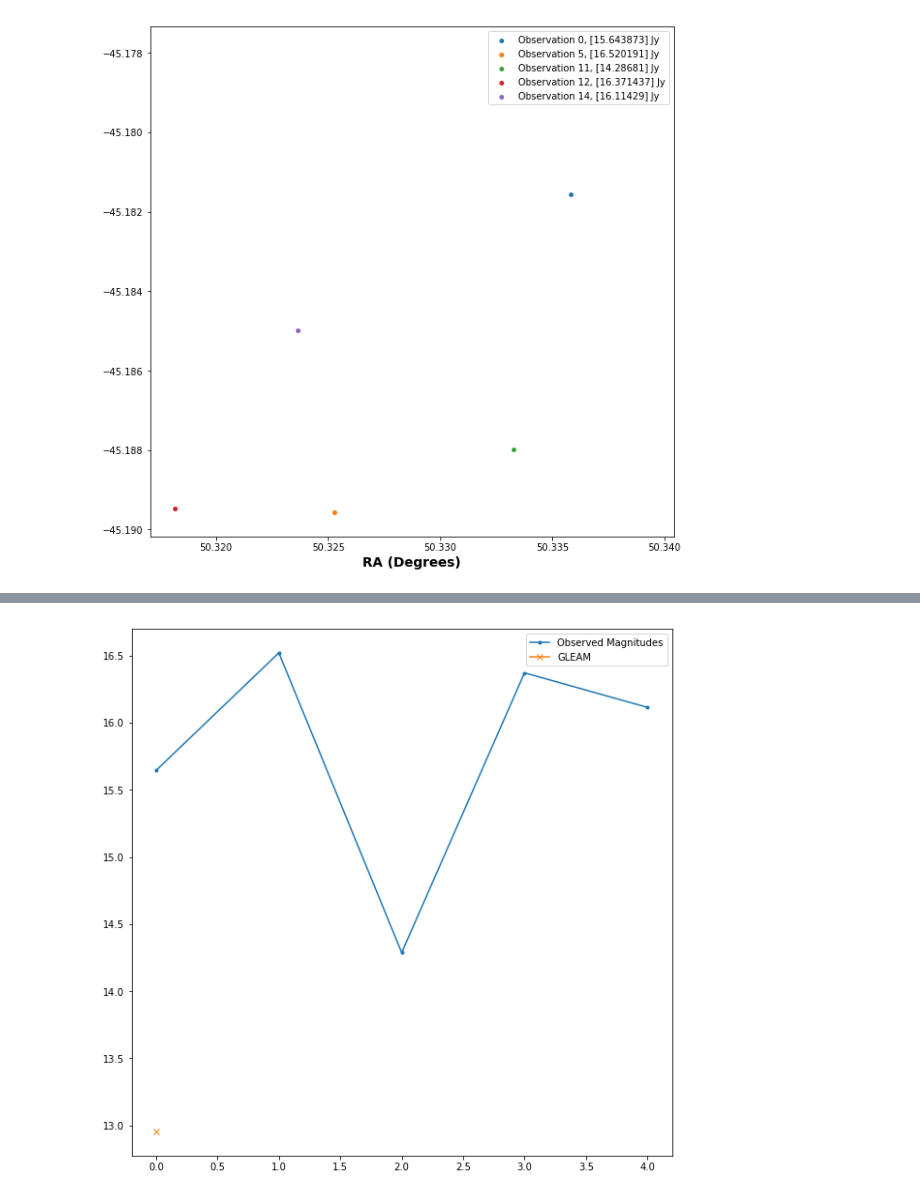
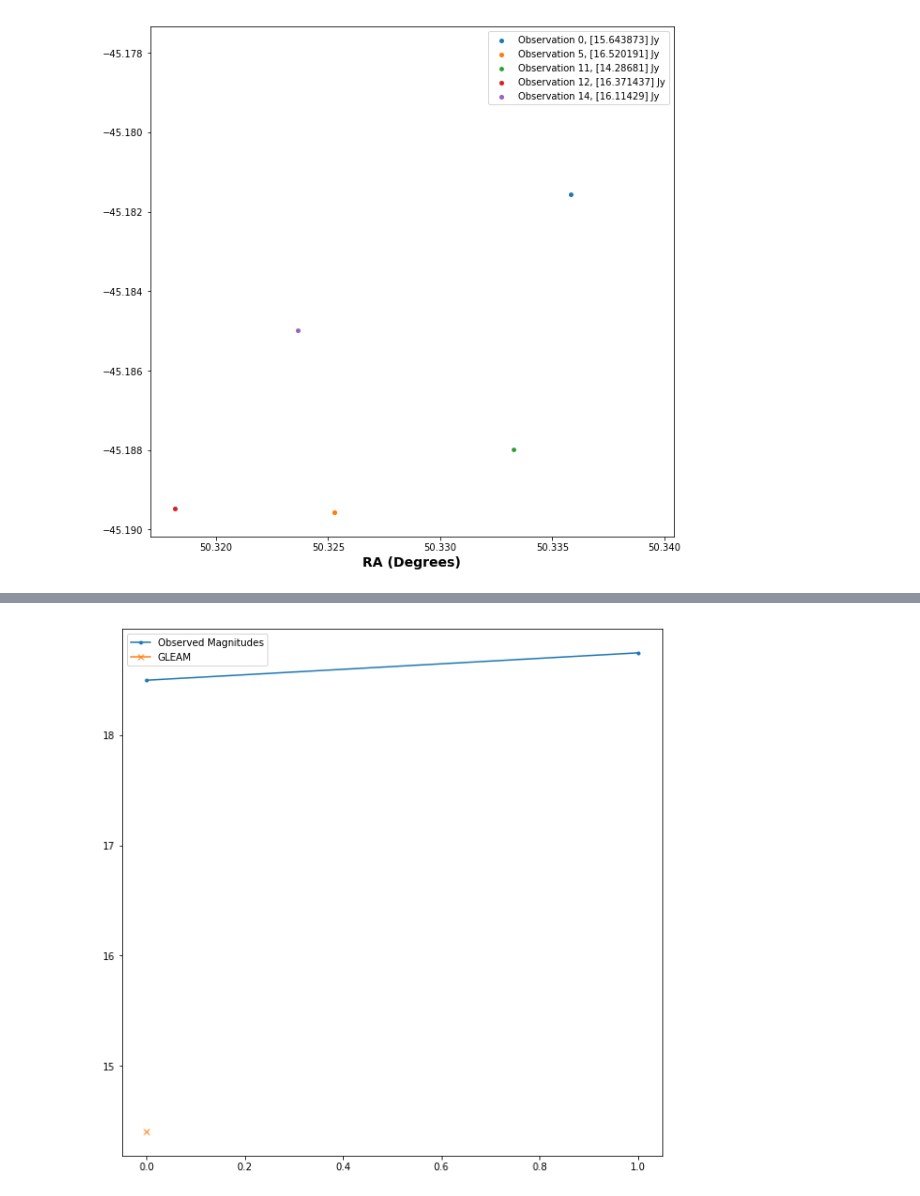
Before and after one commit to kelceydavis33/uwashchamp2019, a Jupyter notebook: GLEAM_Matching.ipynb, the cells around one changed output, grey strips where cells are left out. Saved outputs shown, nothing was run; the diff lists cells and outputs as text; code cells hidden in the pictures.

Commit message:
Added some graphs and improved matching

```diff
--- a/GLEAM_Matching.ipynb
+++ b/GLEAM_Matching.ipynb
@@ -528,7 +570,6 @@ for i in range(0, len(mags)):
         mag_change.append(mags[i])
         plt.scatter(ras[i], decs[i], s = mags[i], label = 'Observation {}, {} Jy'.format(i, mags[i]))
         plt.xlabel('RA (Degrees)')
-        plt.ylabel = ('DEC (Degrees)')
         plt.legend();
 # %% [output]
 [figure]
@@ -534,0 +599,15 @@ for i in range(0, len(mags)):
+# %%
+mags = table.loc[75219][3::7]
+mags_eo = table.loc[75219][9::7]
+ras = np.array(table.loc[75219][7::7])
+decs = np.array(table.loc[75219][8::7])
+mag_change = []
+for i in range(0, len(mags)):
+    if mags[i] !=0:
+        mag_change.append(mags[i])
+        plt.scatter(ras[i], decs[i], s = mags_eo[i], label = 'Observation {}, {} Jy'.format(i, mags[i]))
+        plt.xlabel('RA (Degrees)')
+        plt.ylabel('DEC (Degrees)')
+        plt.legend();
+plt.scatter(table.loc[75219]['RA'], table.loc[75219]['DEC'], color = 'k', marker = '*', label = 'GLEAM')
+plt.legend();
@@ -534,0 +622,12 @@ for i in range(0, len(mags)):
+# %%
+mags = table.loc[86043][3::7]
+ras = table.loc[86043][5::7]
+decs = table.loc[86043][6::7]
+mag_change = []
+for i in range(0, len(mags)):
+    if mags[i] !=0:
+        mag_change.append(mags[i])
+        plt.scatter(ras[i], decs[i], s = mags[i], label = 'Observation {}, {} Jy'.format(i, mags[i]))
+        plt.xlabel('RA (Degrees)')
+        plt.ylabel('DEC (Degrees)')
+        plt.legend();
@@ -534,0 +653,11 @@ for i in range(0, len(mags)):
+# %%
+mags = table.loc[68949][3::7]
+ras = table.loc[68949][5::7]
+decs = table.loc[68949][6::7]
+mag_change = []
+for i in range(0, len(mags)):
+    if mags[i] !=0:
+        mag_change.append(mags[i])
+        plt.scatter(ras[i], decs[i], s = mags[i], label = 'Observation {}, {} Jy'.format(i, mags[i]))
+        plt.xlabel('RA (Degrees)')
+        plt.legend();
@@ -535,7 +666,7 @@ for i in range(0, len(mags)):
 # %%
 plt.plot(mag_change, marker = '.', label = 'Observed Magnitudes')
-plt.plot(table.loc[75219]['Mag GLEAM'], label = 'GLEAM', marker = 'x')
+plt.plot(table.loc[68949]['Mag GLEAM'], label = 'GLEAM', marker = 'x')
 #plt.ylabel('y')
 plt.legend();
 # %% [output]
-[figure, old version]
+[figure, new version]
```
Also changed, not shown: parts of 34 cells of this notebook.
